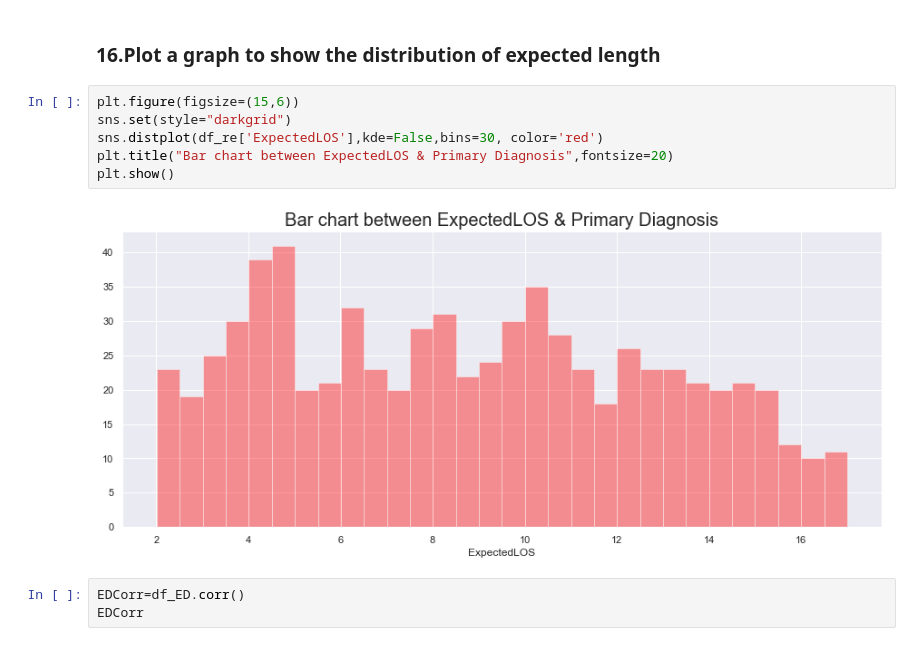
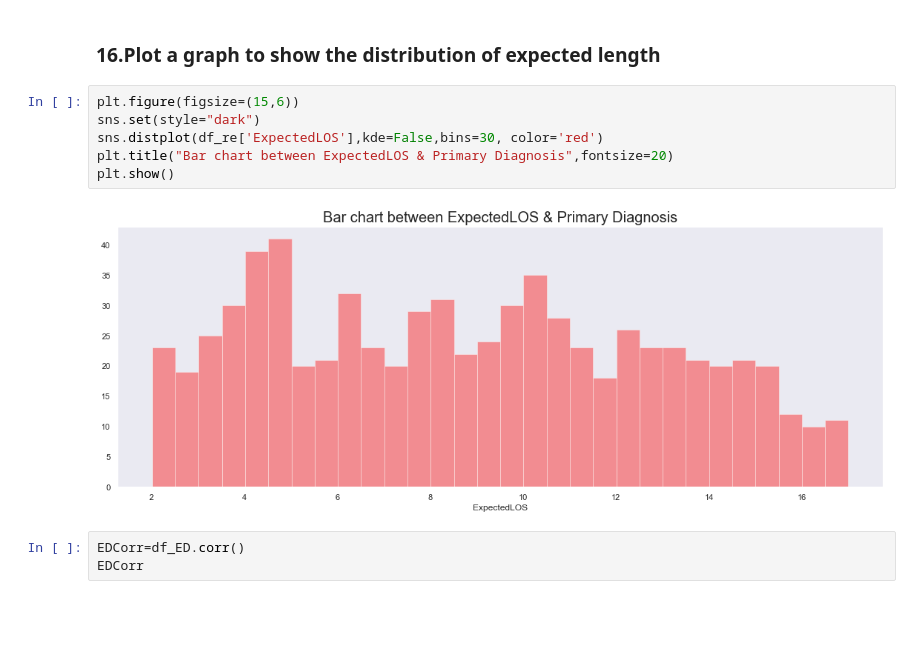
Before and after one commit to sita47/Py_charmers, a Jupyter notebook: Py_charmers.ipynb, the cells around one changed output. Saved outputs shown, nothing was run; the diff lists cells and outputs as text; blank space fills up the shorter version.

```diff
--- a/Py_charmers.ipynb
+++ b/Py_charmers.ipynb
@@ -322,12 +323,12 @@ df_re['ReadmissionFlag'].fillna(0,inplace=True)
 ### 16.Plot a graph to show the distribution of expected length
 # %%
 plt.figure(figsize=(15,6))
-sns.set(style="darkgrid")
+sns.set(style="dark")
 sns.distplot(df_re['ExpectedLOS'],kde=False,bins=30, color='red')
 plt.title("Bar chart between ExpectedLOS & Primary Diagnosis",fontsize=20)
 plt.show()
 # %% [output]
-[figure, old version]
+[figure, new version]
 # %%
 EDCorr=df_ED.corr()
 EDCorr
```
Also changed, not shown: parts of 11 cells of this notebook.
